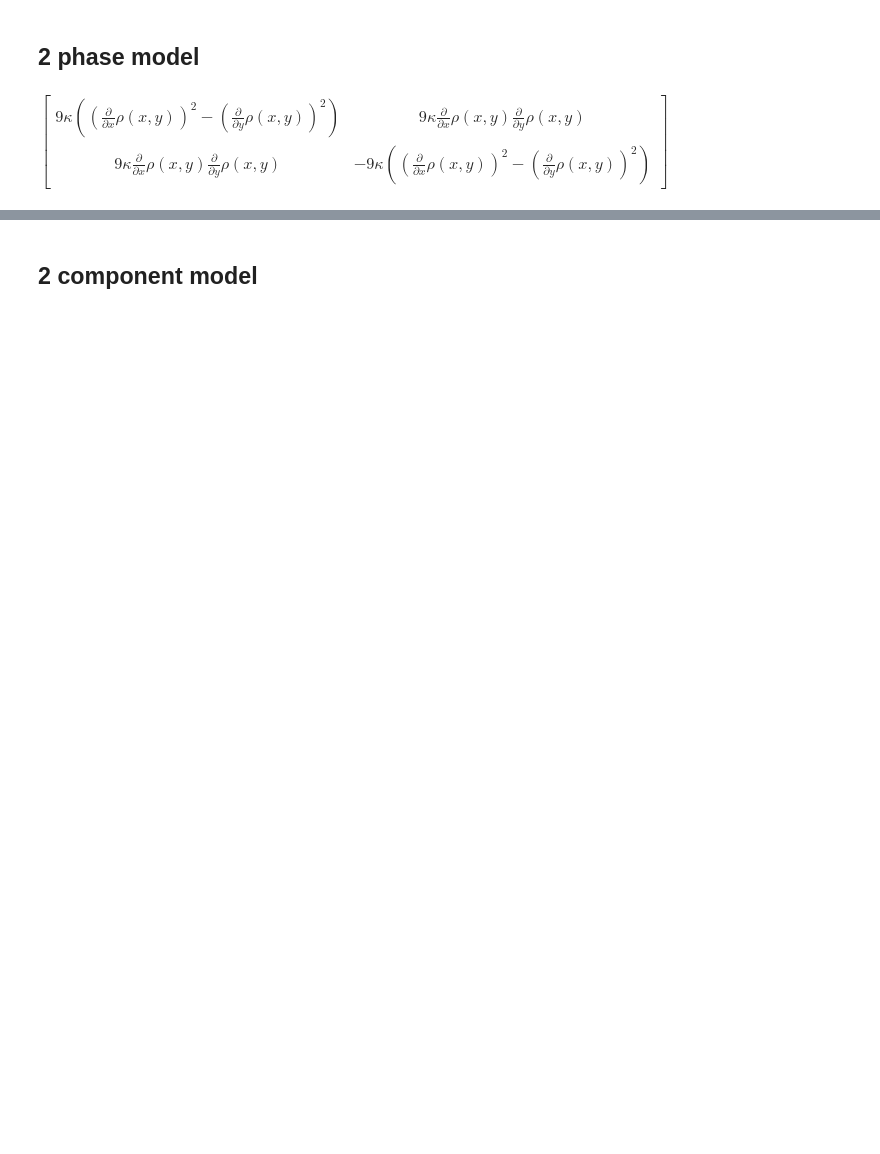
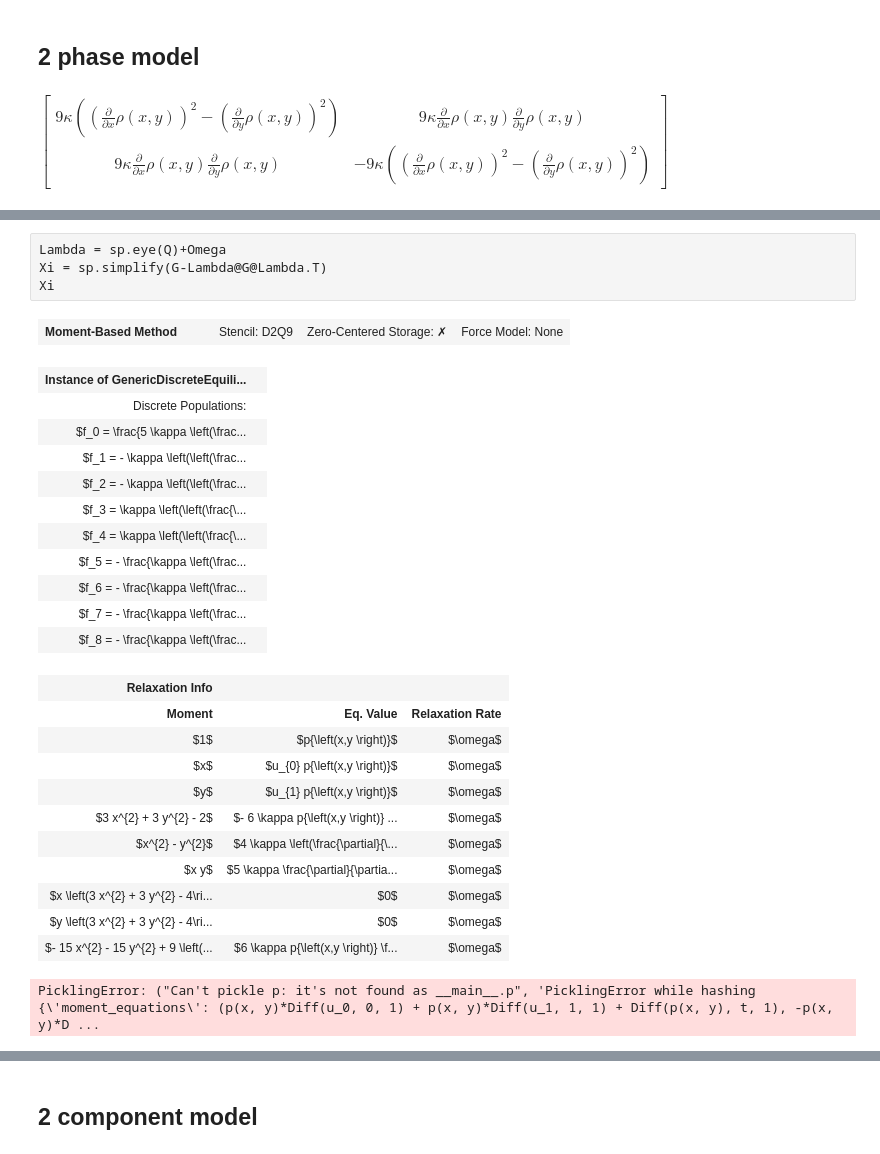
Before and after one commit to nkarthi95/amrex-tutorials, a Jupyter notebook: GuidedTutorials/LBM/lbmpy.ipynb, the cells around one changed output, grey strips where cells are left out. Cells and saved outputs as stored; diff of their text form; code cells hidden in the pictures; blank space fills up the shorter version.

```diff
--- a/GuidedTutorials/LBM/lbmpy.ipynb
+++ b/GuidedTutorials/LBM/lbmpy.ipynb
@@ -271,9 +290,0 @@ A = fft_M2.dot(np.linalg.inv(fft_M2))
-# %%
-M_2_inv = np.linalg.inv(M_2)
-
-fft_c = np.fft.fft(np.array(w_i).astype(float))
-
-A = M_2.dot(M_2_inv).astype(complex)
-
-for i in range(Q):
-    A[i, :] *= fft_c[i]
@@ -318,7 +291,7 @@ $\displaystyle \left[\begin{matrix}1.0 & -5.55111512312578 \cdot 10^{-17} & -1.1
 # %% [markdown]
 ## 2 phase model
 # %%
-rho = sp.symbols('rho',cls=sp.Function)(x,y)
+rho_real = sp.symbols('rho',cls=sp.Function)(x,y)
 
 u = sp.Matrix(sp.symbols('u_0, u_1'))
 cs = sp.sqrt(sp.Rational(1,3))
@@ -326,11 +299,11 @@ kappa = sp.Symbol(r"\kappa")
 pb = sp.symbols('p_b')
 
 coords = [x, y]
-del_rho = kappa*rho*sum([sp.Derivative(rho, co, 2) for co in coords ])
+del_rho = kappa*rho_real*sum([sp.Derivative(rho_real, co, 2) for co in coords ])
 
-G_xx = kappa/(cs**4)*( sp.Derivative(rho, x, 1)**2 - sp.Derivative(rho, y, 1)**2 )
+G_xx = kappa/(cs**4)*( sp.Derivative(rho_real, x, 1)**2 - sp.Derivative(rho_real, y, 1)**2 )
 G_yy = -G_xx
-G_xy = 1/(cs**4)*kappa*( sp.Derivative(rho, x, 1)*sp.Derivative(rho, y, 1))
+G_xy = 1/(cs**4)*kappa*( sp.Derivative(rho_real, x, 1)*sp.Derivative(rho_real, y, 1))
 G = sp.Matrix([[G_xx, G_xy], [G_xy, G_yy]])
 G
 # %% [output]
@@ -344,8 +317,8 @@ def f_i(i):
     coeff = w_i[i]/cs**2
 
     term1 = pb
-    term2 = rho*u.dot(e)
-    term3 = (rho/(2*cs**2))*(u.T@(e.T*e - cs**2*dab)*u)[0]
+    term2 = rho_real*u.dot(e)
+    term3 = (rho_real/(2*cs**2))*(u.T@(e.T*e - cs**2*dab)*u)[0]
 
     ww_curr = ww[i]
     term4 = (e*(G*sp.Matrix(ww_curr))*e.T)[0]
@@ -354,7 +327,7 @@ def f_i(i):
     return feq
 
 f_eq = sp.Matrix([f_i(i) for i in range(9)])
-f_eq[0] = rho - sum(f_eq[1:])
+f_eq[0] = rho_real - sum(f_eq[1:])
 # %%
 mf = sp.simplify(M@f_eq)
 mf
@@ -398,11 +361,41 @@ $\displaystyle \left[\begin{matrix}0 & 0 & 0 & 0 & 0 & 0 & 0 & 0 & 0\\0 & 0 & 0
+# %% [raw]
+Lambda = sp.eye(Q)+Omega
+Xi = sp.simplify(G-Lambda@G@Lambda.T)
+Xi
 # %%
 omega = sp.symbols("omega")
 # rho = sp.Symbol('rho')
 relaxation_rate_dict = {moment : omega for moment in moments}
 cqc = DensityVelocityComputation(d2q9, True, False)
-equilibrium = lbmpy.equilibrium.GenericDiscreteEquilibrium(d2q9, f_eq, rho, u)
+equilibrium = lbmpy.equilibrium.GenericDiscreteEquilibrium(d2q9, f_eq, rho_real, u)
 # %%
 method = create_from_equilibrium(d2q9, equilibrium, cqc, relaxation_rate_dict)
-# analysis = ChapmanEnskogAnalysis(method)
+method
+# %% [output]
+| Moment-Based Method |  |  | Stencil: D2Q9 | Zero-Centered Storage: ✗ | Force Model: None |
+| Instance of GenericDiscreteEquili... |  |
+| Discrete Populations: |  |
+| $f_0 = \frac{5 \kappa \left(\frac... |  |
+| $f_1 = - \kappa \left(\left(\frac... |  |
+| $f_2 = - \kappa \left(\left(\frac... |  |
+| $f_3 = \kappa \left(\left(\frac{\... |  |
+| $f_4 = \kappa \left(\left(\frac{\... |  |
+| $f_5 = - \frac{\kappa \left(\frac... |  |
+| $f_6 = - \frac{\kappa \left(\frac... |  |
+| $f_7 = - \frac{\kappa \left(\frac... |  |
+| $f_8 = - \frac{\kappa \left(\frac... |  |
+| Relaxation Info |  |  |
+| Moment | Eq. Value | Relaxation Rate |
+| $1$ | $p{\left(x,y \right)}$ | $\omega$ |
+| $x$ | $u_{0} p{\left(x,y \right)}$ | $\omega$ |
+| $y$ | $u_{1} p{\left(x,y \right)}$ | $\omega$ |
+| $3 x^{2} + 3 y^{2} - 2$ | $- 6 \kappa p{\left(x,y \right)} ... | $\omega$ |
+| $x^{2} - y^{2}$ | $4 \kappa \left(\frac{\partial}{\... | $\omega$ |
+| $x y$ | $5 \kappa \frac{\partial}{\partia... | $\omega$ |
+| $x \left(3 x^{2} + 3 y^{2} - 4\ri... | $0$ | $\omega$ |
+| $y \left(3 x^{2} + 3 y^{2} - 4\ri... | $0$ | $\omega$ |
+| $- 15 x^{2} - 15 y^{2} + 9 \left(... | $6 \kappa p{\left(x,y \right)} \f... | $\omega$ |
 # %%
-# method
+analysis = ChapmanEnskogAnalysis(method)
+# %% [output]
+PicklingError: ("Can't pickle p: it's not found as __main__.p", 'PicklingError while hashing {\'moment_equations\': (p(x, y)*Diff(u_0, 0, 1) + p(x, y)*Diff(u_1, 1, 1) + Diff(p(x, y), t, 1), -p(x, y)*D ...
```
Also changed, not shown: parts of 16 cells of this notebook, 1 other file.
